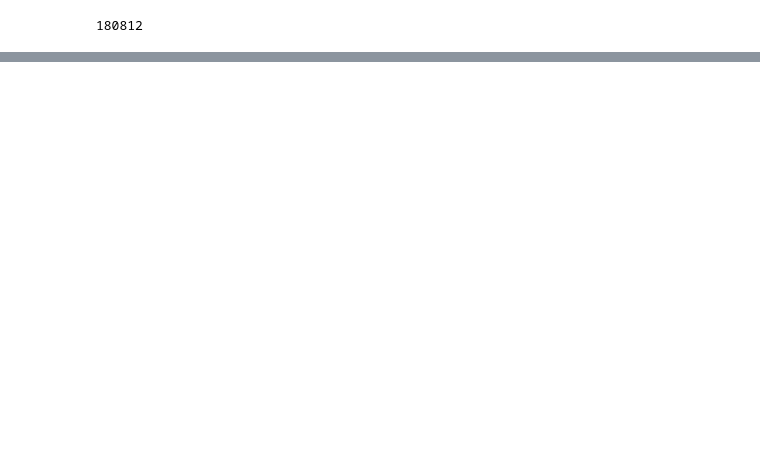
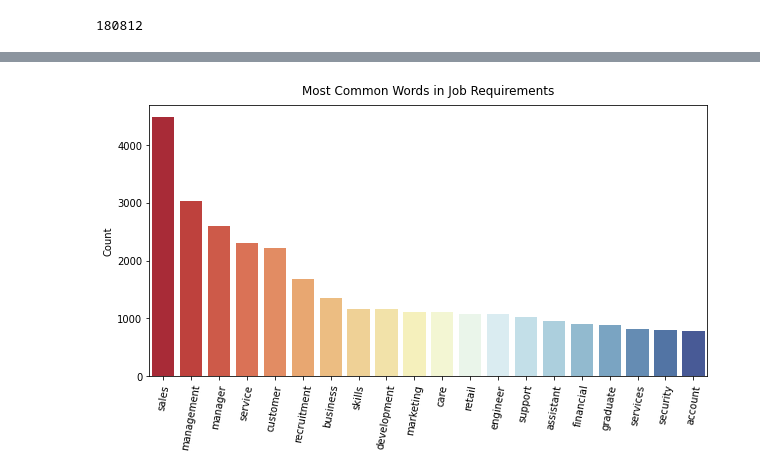
Before and after one commit to EduHdzVillasana/Technical-Test-Torre, a Jupyter notebook: Notebook.ipynb, the cells around one changed output, grey strips where cells are left out. Drawn from its saved outputs; the diff is of its cells as text; code cells hidden in the pictures; blank space fills up the shorter version.

```diff
--- a/Notebook.ipynb
+++ b/Notebook.ipynb
@@ -181 +180,3 @@ df_req = df_req.str.replace('\\n', '')
+# %%
+df["job_requirements"] = df["job_requirements"].apply(nltk.word_tokenize)
 # %%
@@ -212,0 +334,13 @@ NameError: ignored
+# %%
+freq_dist = nltk.FreqDist(all_words_except_stop_words)
+most_common_20 = np.array(list(map(lambda x: list(x), freq_dist.most_common(21))))
+y = np.array(most_common_20[1:,1], dtype=int)
+fig = plt.figure(figsize=(10,5  ))
+ax = fig.add_subplot()
+
+sns.barplot(most_common_20[1:, 0], y, ax=ax, palette='RdYlBu');
+ax.set_title('Most Common Words in Job Requirements', pad=10)
+ax.set_ylabel('Count')
+ax.tick_params(axis='x', rotation=80)
+# %% [output]
+[figure, added]
```
Also changed, not shown: parts of 39 cells of this notebook.
